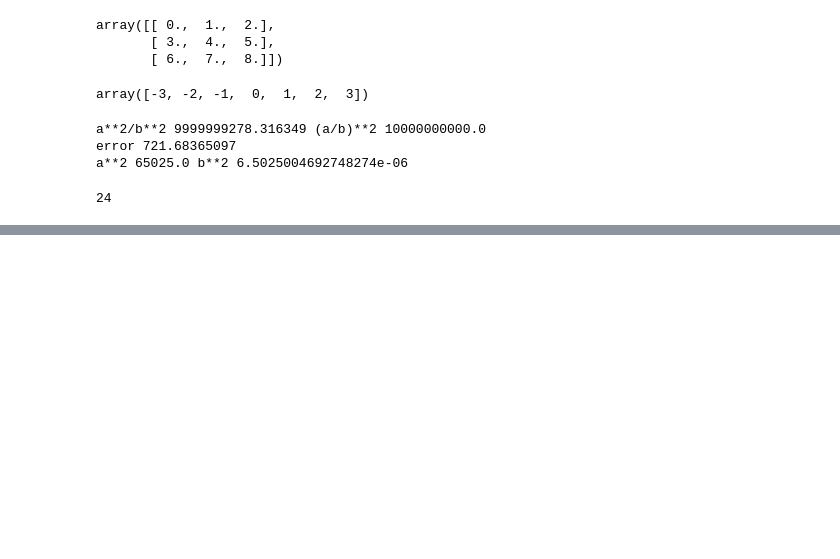
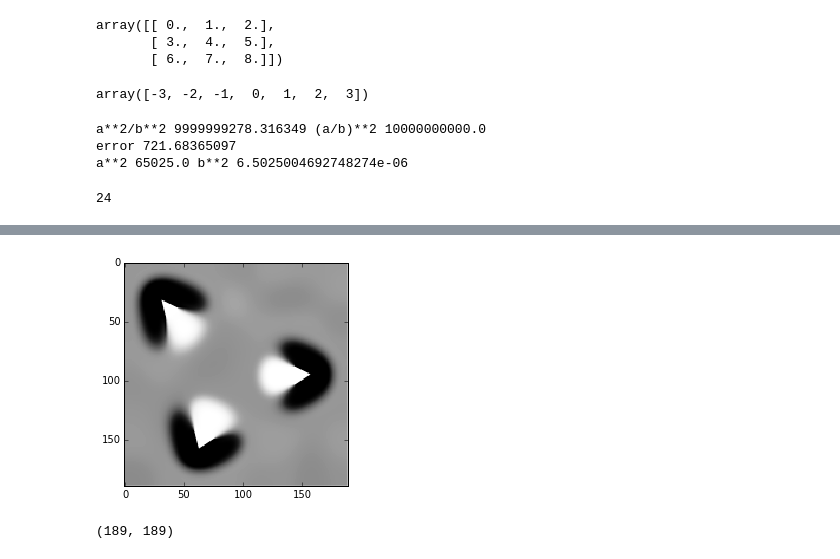
Before and after one commit to eqfinney/diffusion-models, a Jupyter notebook: diffusion.ipynb, the cells around one changed output, grey strips where cells are left out. Saved outputs shown, nothing was run; the diff lists cells and outputs as text; code cells hidden in the pictures; blank space fills up the shorter version.

```diff
--- a/diffusion.ipynb
+++ b/diffusion.ipynb
@@ -41 +37,11 @@ eps = np.finfo(float).eps # machine epsilon
+# %%
+dx, dt = 1,0.25
+
+edge_threshold = 5.0; lsq = edge_threshold**2
+
+u = np.copy(img).astype(float)
+
+d = np.zeros((height, width))
+
+eps = np.finfo(float).eps # machine epsilon
 # %%
@@ -298,0 +404,17 @@ a**2 65025.0 b**2 6.5025004692748274e-06
+# %%
+d_inpainting = np.zeros((inpaint_h, inpaint_w))
+# %%
+u = np.copy(inpainting_img).astype(float)
+#u = ndimage.gaussian_filter(u, sigma=1)
+for i in xrange(int(1/dt)*2000):
+    do_step_eed_inpainting(u, inpainting_mask, d_inpainting)
+    #if i % 10 == 0:
+    #    imsave('/tmp/images/eed_inpainting_t%s.png' % i, u)
+
+show(u, inpaint_w, inpaint_h)
+# %% [output]
+[figure, added]
+# %%
+d_inpainting.shape
+# %% [output]
+(189, 189)
```
Also changed, not shown: parts of 28 cells of this notebook.
